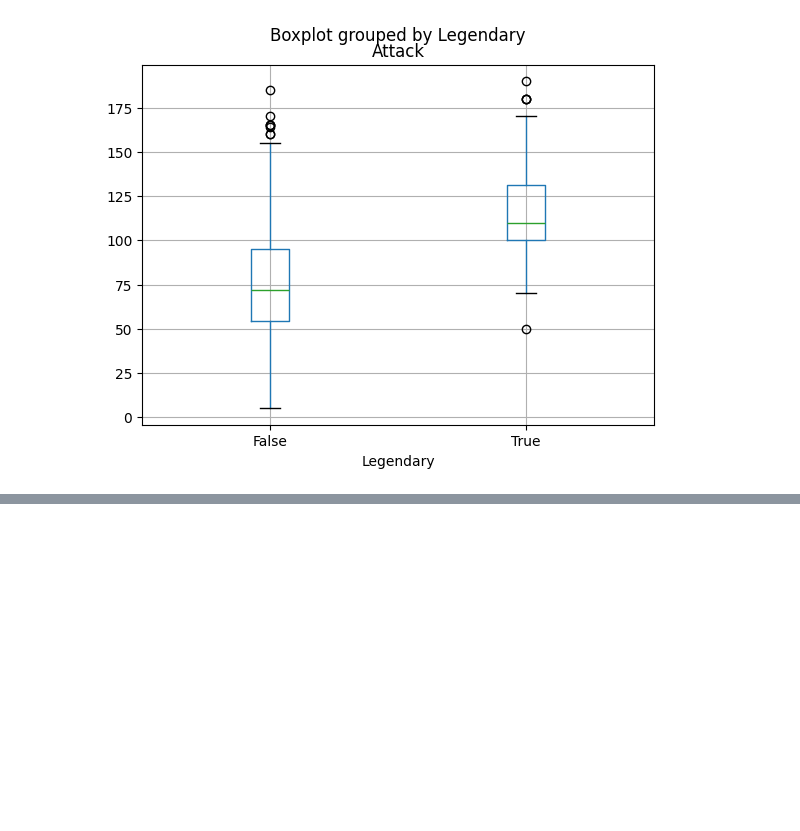
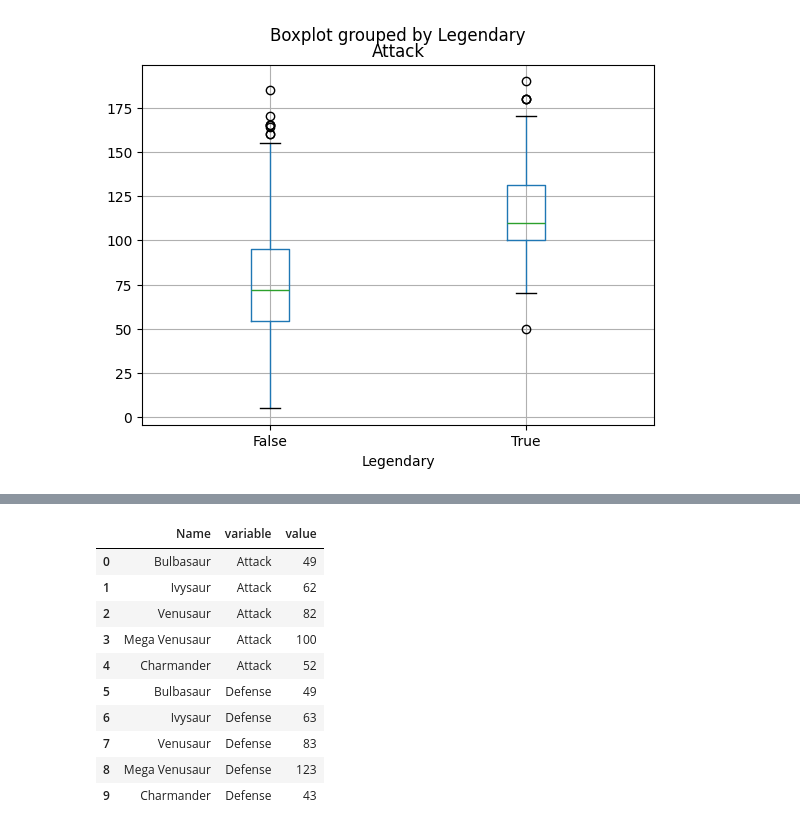
Before and after one commit to hamyhhmit-create/Data-ScienceTutorial, a Jupyter notebook: DS/Cleaning_Data/Diagnose_Data_for_Cleaning.ipynb, the cells around one changed output, grey strips where cells are left out. Saved outputs shown, nothing was run; the diff lists cells and outputs as text; code cells hidden in the pictures; blank space fills up the shorter version.

```diff
--- a/DS/Cleaning_Data/Diagnose_Data_for_Cleaning.ipynb
+++ b/DS/Cleaning_Data/Diagnose_Data_for_Cleaning.ipynb
@@ -135,0 +171,3 @@ data.boxplot(column='Attack',by = 'Legendary')
+# %%
+data_new = data.head()
+data_new
@@ -135,0 +181,15 @@ data.boxplot(column='Attack',by = 'Legendary')
+# %%
+melted = pd.melt(frame=data_new,id_vars = 'Name', value_vars= ['Attack','Defense'])
+melted
+# %% [output]
+|  | Name | variable | value |
+| 0 | Bulbasaur | Attack | 49 |
+| 1 | Ivysaur | Attack | 62 |
+| 2 | Venusaur | Attack | 82 |
+| 3 | Mega Venusaur | Attack | 100 |
+| 4 | Charmander | Attack | 52 |
+| 5 | Bulbasaur | Defense | 49 |
+| 6 | Ivysaur | Defense | 63 |
+| 7 | Venusaur | Defense | 83 |
+| 8 | Mega Venusaur | Defense | 123 |
+| 9 | Charmander | Defense | 43 |
```
Also changed, not shown: parts of 21 cells of this notebook.
